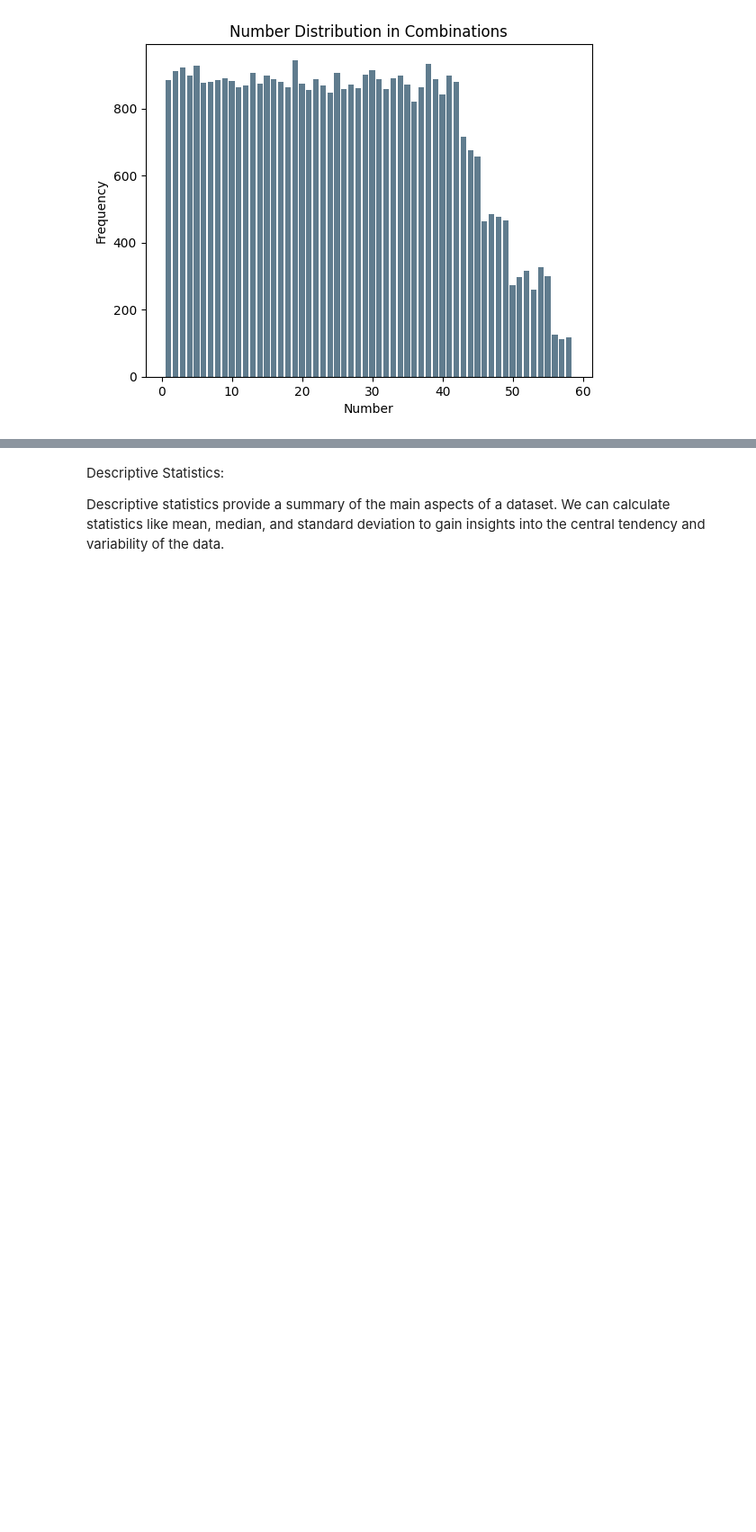
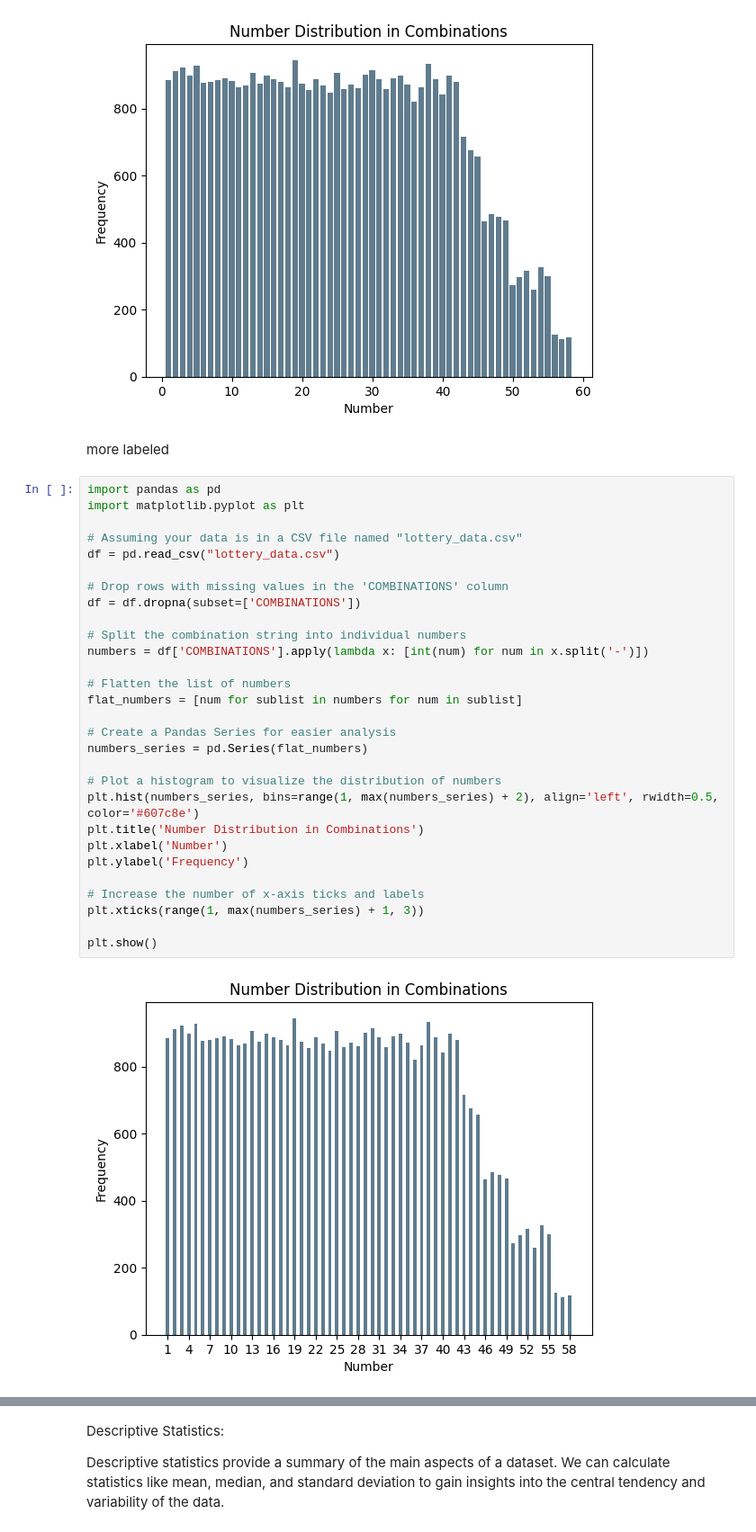
Before and after one commit to ayoungmanwithanoldsoul/LottoAnalysis, a Jupyter notebook: DataAnalysis.ipynb, the cells around one changed output, grey strips where cells are left out. Shown: that part at 90% size. Cells and saved outputs as stored; diff of their text form; blank space fills up the shorter version.

```diff
--- a/DataAnalysis.ipynb
+++ b/DataAnalysis.ipynb
@@ -69,6 +69,39 @@ plt.ylabel('Frequency')
 plt.show()
 # %% [output]
 [figure]
+# %% [markdown]
+more labeled
+# %%
+import pandas as pd
+import matplotlib.pyplot as plt
+
+# Assuming your data is in a CSV file named "lottery_data.csv"
+df = pd.read_csv("lottery_data.csv")
+
+# Drop rows with missing values in the 'COMBINATIONS' column
+df = df.dropna(subset=['COMBINATIONS'])
+
+# Split the combination string into individual numbers
+numbers = df['COMBINATIONS'].apply(lambda x: [int(num) for num in x.split('-')])
+
+# Flatten the list of numbers
+flat_numbers = [num for sublist in numbers for num in sublist]
+
+# Create a Pandas Series for easier analysis
+numbers_series = pd.Series(flat_numbers)
+
+# Plot a histogram to visualize the distribution of numbers
+plt.hist(numbers_series, bins=range(1, max(numbers_series) + 2), align='left', rwidth=0.5, color='#607c8e')
+plt.title('Number Distribution in Combinations')
+plt.xlabel('Number')
+plt.ylabel('Frequency')
+
+# Increase the number of x-axis ticks and labels
+plt.xticks(range(1, max(numbers_series) + 1, 3))
+
+plt.show()
+# %% [output]
+[figure, added]
 # %%
 # Convert 'DRAW DATE' to datetime format
 df['DRAW DATE'] = pd.to_datetime(df['DRAW DATE'])
```
Also changed, not shown: parts of 18 cells of this notebook, 1 other file.
